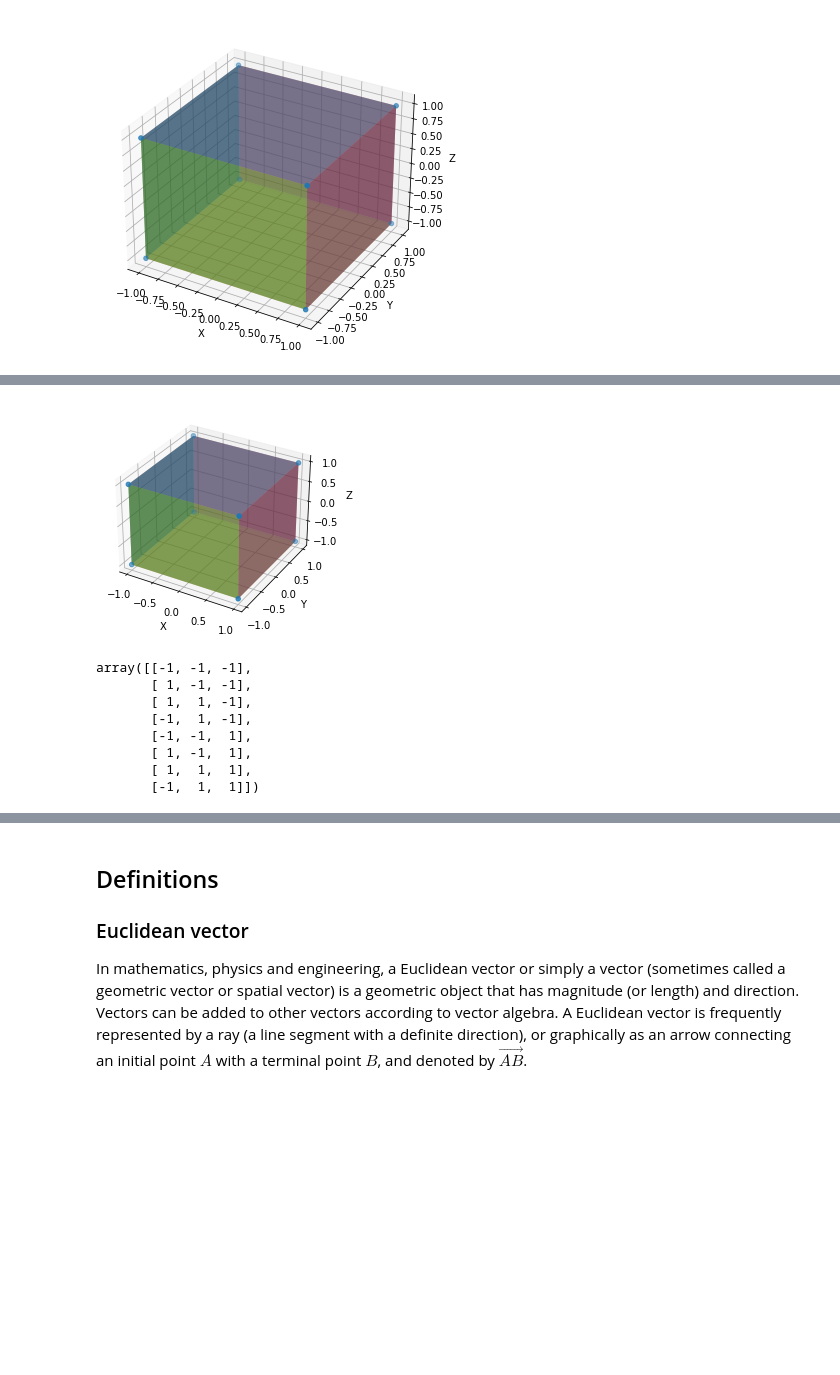
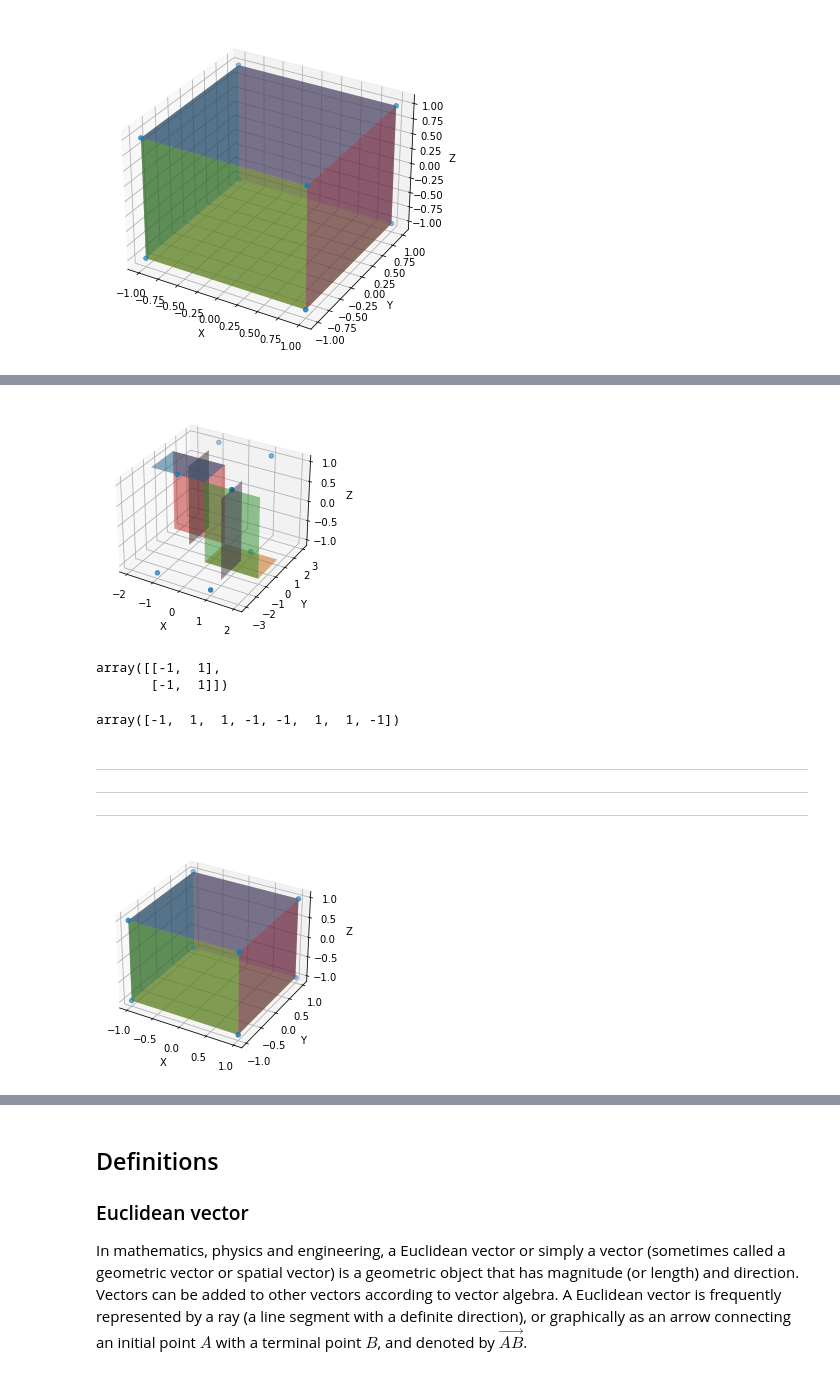
Before and after one commit to atkuzmanov/softuni-ai-mathconceptsfordevs-2021-project, a Jupyter notebook: softuni-ai-mcfd-2021-project-1-draft-work.ipynb, the cells around one changed output, grey strips where cells are left out. Cells and saved outputs as stored; diff of their text form; code cells hidden in the pictures; blank space fills up the shorter version.

```diff
--- a/softuni-ai-mcfd-2021-project-1-draft-work.ipynb
+++ b/softuni-ai-mcfd-2021-project-1-draft-work.ipynb
@@ -699,3 +892,39 @@ plt.show()
+# %%
+from mpl_toolkits.mplot3d import Axes3D
+
+fig = plt.figure()
+ax = fig.add_subplot(111, projection='3d')
+r = [-1,1]
+X, Y = np.meshgrid(r, r)
+one = np.ones(4).reshape(2, 2)
+# Z = np.sin(np.sqrt(X ** 2 + Y ** 2))
+# Z = np.sin(np.sqrt(X ** 2 + Y ** 2))
+ax.plot_surface(X+new_points_4[0, 0],Y,one, alpha=0.5)
+ax.plot_surface(X+new_points_4[1, 0],Y,-one, alpha=0.5)
+ax.plot_surface(X+new_points_4[2, 0],-one,Y, alpha=0.5)
+ax.plot_surface(X+new_points_4[3, 0],one,Y, alpha=0.5)
+ax.plot_surface(one,X+new_points_4[4, 0],Y, alpha=0.5)
+ax.plot_surface(-one,X++new_points_4[5, 0],Y, alpha=0.5)
+
+ax.scatter3D(new_points_4[:, 0], new_points_4[:, 1], new_points_4[:, 2])
+ax.set_xlabel('X')
+ax.set_ylabel('Y')
+ax.set_zlabel('Z')
+plt.show()
+
+X
+# %% [output]
+[figure, added]
+array([[-1,  1],
+       [-1,  1]])
+# %%
+new_points_4[:, 0]
+# %% [output]
+array([-1,  1,  1, -1, -1,  1,  1, -1])
+# %% [markdown]
+---
+---
+---
 # %%
 from mpl_toolkits.mplot3d import axes3d
 
@@ -725,15 +954,5 @@ ax.set_xlabel('X')
 ax.set_ylabel('Y')
 ax.set_zlabel('Z')
 plt.show()
-
-points
 # %% [output]
 [figure]
-array([[-1, -1, -1],
-       [ 1, -1, -1],
-       [ 1,  1, -1],
-       [-1,  1, -1],
-       [-1, -1,  1],
-       [ 1, -1,  1],
-       [ 1,  1,  1],
-       [-1,  1,  1]])
```
Also changed, not shown: parts of 12 cells of this notebook.
